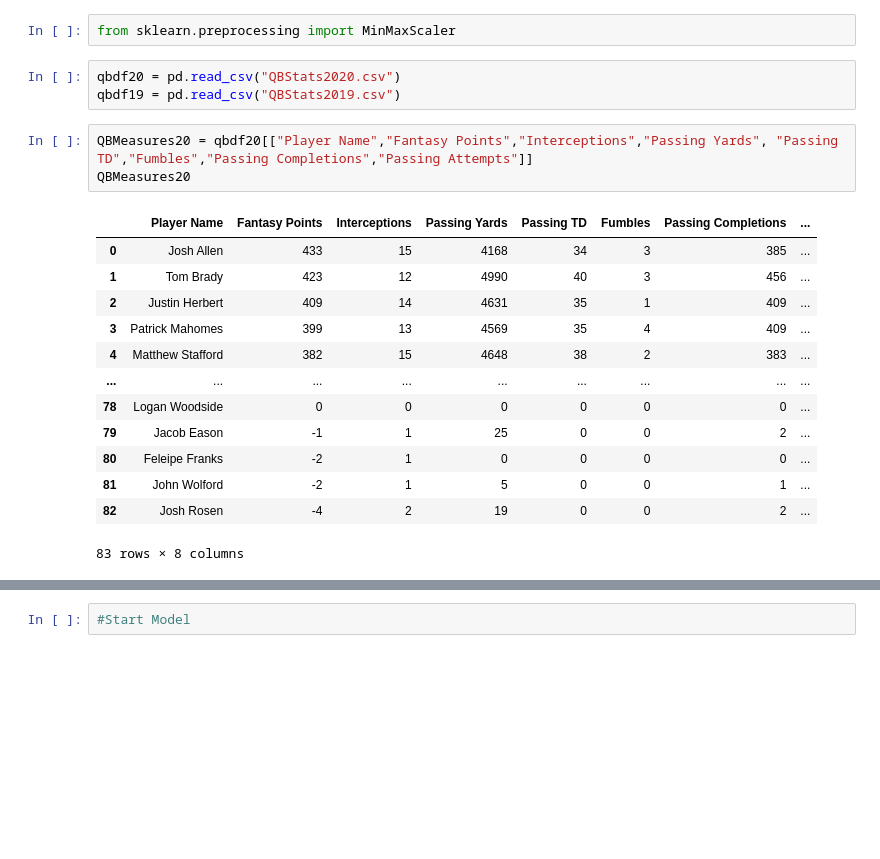
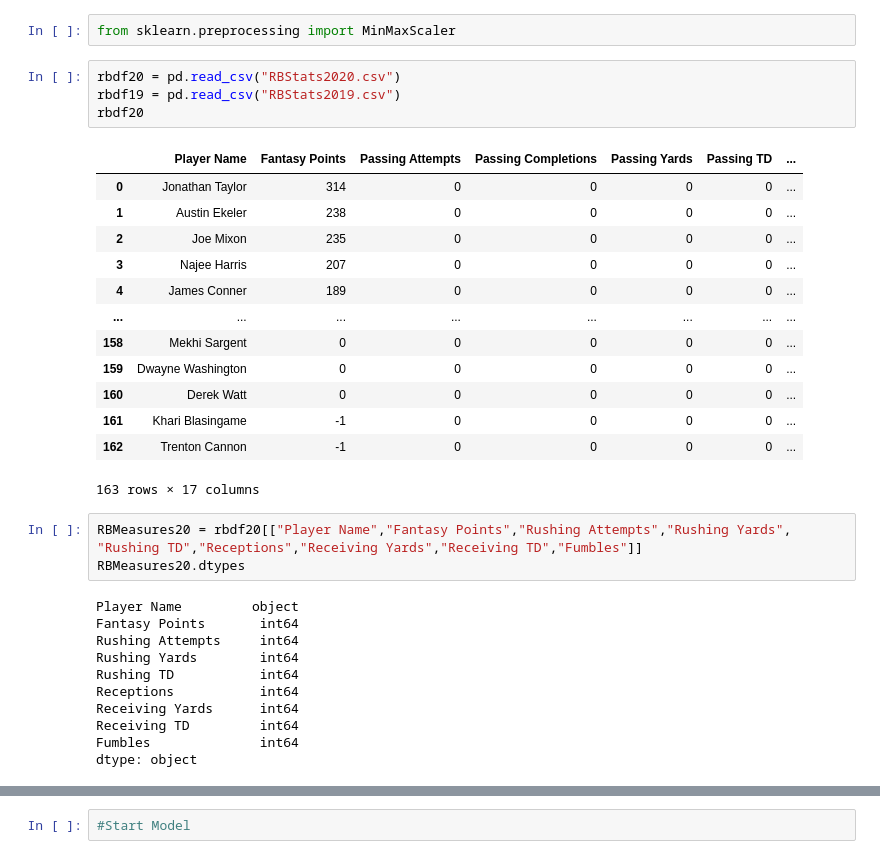
Before and after one commit to 86burke/Runtime-Terror, a Jupyter notebook: Anderson/Runningback Predictive Model.ipynb, the cells around one changed output, grey strips where cells are left out. Cells and saved outputs as stored; diff of their text form; blank space fills up the shorter version.

```diff
--- a/Anderson/Runningback Predictive Model.ipynb
+++ b/Anderson/Runningback Predictive Model.ipynb
@@ -25,23 +26,35 @@ import tensorflow as tf
 # %%
 from sklearn.preprocessing import MinMaxScaler
 # %%
-qbdf20 = pd.read_csv("QBStats2020.csv")
-qbdf19 = pd.read_csv("QBStats2019.csv")
+rbdf20 = pd.read_csv("RBStats2020.csv")
+rbdf19 = pd.read_csv("RBStats2019.csv")
+rbdf20
+# %% [output]
+|  | Player Name | Fantasy Points | Passing Attempts | Passing Completions | Passing Yards | Passing TD | ... |
+| 0 | Jonathan Taylor | 314 | 0 | 0 | 0 | 0 | ... |
+| 1 | Austin Ekeler | 238 | 0 | 0 | 0 | 0 | ... |
+| 2 | Joe Mixon | 235 | 0 | 0 | 0 | 0 | ... |
+| 3 | Najee Harris | 207 | 0 | 0 | 0 | 0 | ... |
+| 4 | James Conner | 189 | 0 | 0 | 0 | 0 | ... |
+| ... | ... | ... | ... | ... | ... | ... | ... |
+| 158 | Mekhi Sargent | 0 | 0 | 0 | 0 | 0 | ... |
+| 159 | Dwayne Washington | 0 | 0 | 0 | 0 | 0 | ... |
+| 160 | Derek Watt | 0 | 0 | 0 | 0 | 0 | ... |
+| 161 | Khari Blasingame | -1 | 0 | 0 | 0 | 0 | ... |
+| 162 | Trenton Cannon | -1 | 0 | 0 | 0 | 0 | ... |
+163 rows × 17 columns
 # %%
-QBMeasures20 = qbdf20[["Player Name","Fantasy Points","Interceptions","Passing Yards", "Passing TD","Fumbles","Passing Completions","Passing Attempts"]]
-QBMeasures20
+RBMeasures20 = rbdf20[["Player Name","Fantasy Points","Rushing Attempts","Rushing Yards", "Rushing TD","Receptions","Receiving Yards","Receiving TD","Fumbles"]]
+RBMeasures20.dtypes
 # %% [output]
-|  | Player Name | Fantasy Points | Interceptions | Passing Yards | Passing TD | Fumbles | Passing Completions | ... |
-| 0 | Josh Allen | 433 | 15 | 4168 | 34 | 3 | 385 | ... |
-| 1 | Tom Brady | 423 | 12 | 4990 | 40 | 3 | 456 | ... |
-| 2 | Justin Herbert | 409 | 14 | 4631 | 35 | 1 | 409 | ... |
-| 3 | Patrick Mahomes | 399 | 13 | 4569 | 35 | 4 | 409 | ... |
-| 4 | Matthew Stafford | 382 | 15 | 4648 | 38 | 2 | 383 | ... |
-| ... | ... | ... | ... | ... | ... | ... | ... | ... |
-| 78 | Logan Woodside | 0 | 0 | 0 | 0 | 0 | 0 | ... |
-| 79 | Jacob Eason | -1 | 1 | 25 | 0 | 0 | 2 | ... |
-| 80 | Feleipe Franks | -2 | 1 | 0 | 0 | 0 | 0 | ... |
-| 81 | John Wolford | -2 | 1 | 5 | 0 | 0 | 1 | ... |
-| 82 | Josh Rosen | -4 | 2 | 19 | 0 | 0 | 2 | ... |
-83 rows × 8 columns
+Player Name         object
+Fantasy Points       int64
+Rushing Attempts     int64
+Rushing Yards        int64
+Rushing TD           int64
+Receptions           int64
+Receiving Yards      int64
+Receiving TD         int64
+Fumbles              int64
+dtype: object
 # %%
```
Also changed, not shown: parts of 56 cells of this notebook, 9 other files.
